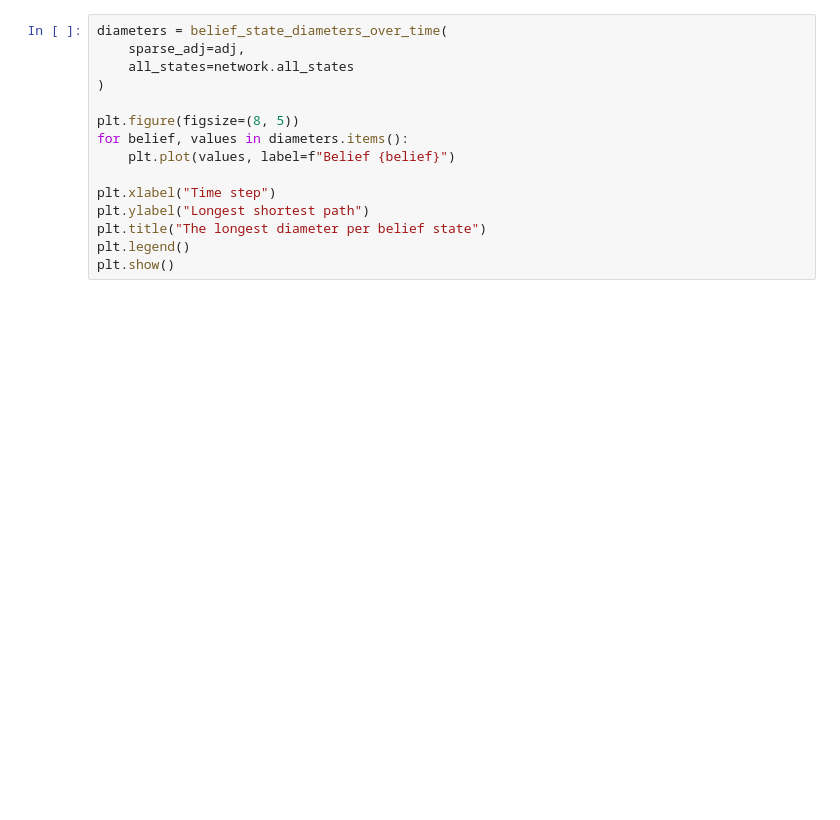
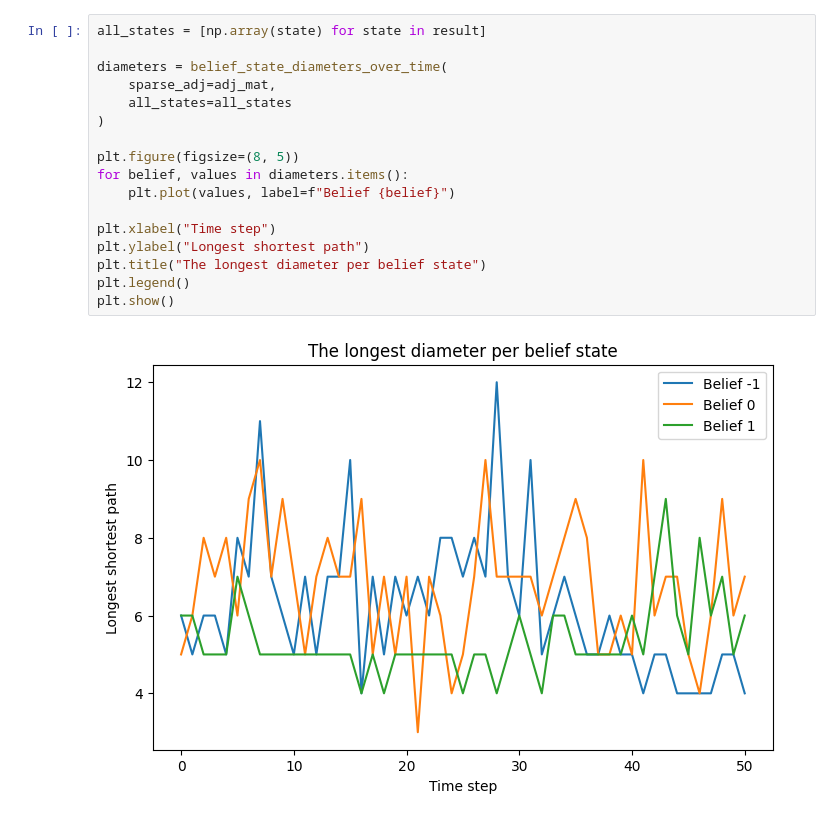
Before and after one commit to Whatisthisname/ComplexSystem, a Jupyter notebook: diameter.ipynb, the cells around one changed output. Saved outputs shown, nothing was run; the diff lists cells and outputs as text; blank space fills up the shorter version.

```diff
--- a/diameter.ipynb
+++ b/diameter.ipynb
@@ -191,15 +221,19 @@ print("1. Test diameters:", test2_diameters)
 # %%
+all_states = [np.array(state) for state in result]
+
 diameters = belief_state_diameters_over_time(
-    sparse_adj=adj,
-    all_states=network.all_states
+    sparse_adj=adj_mat,
+    all_states=all_states
 )
 
 plt.figure(figsize=(8, 5))
 for belief, values in diameters.items():
     plt.plot(values, label=f"Belief {belief}")
 
 plt.xlabel("Time step")
 plt.ylabel("Longest shortest path")
 plt.title("The longest diameter per belief state")
 plt.legend()
 plt.show()
+# %% [output]
+[figure, added]
```
Also changed, not shown: parts of 4 cells of this notebook, 3 other files.
